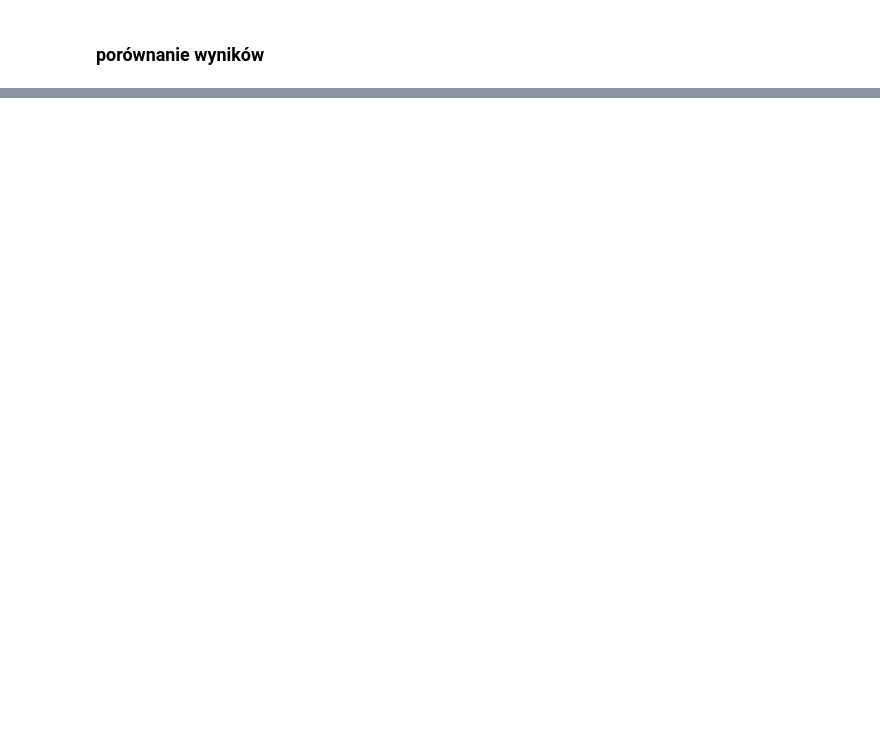
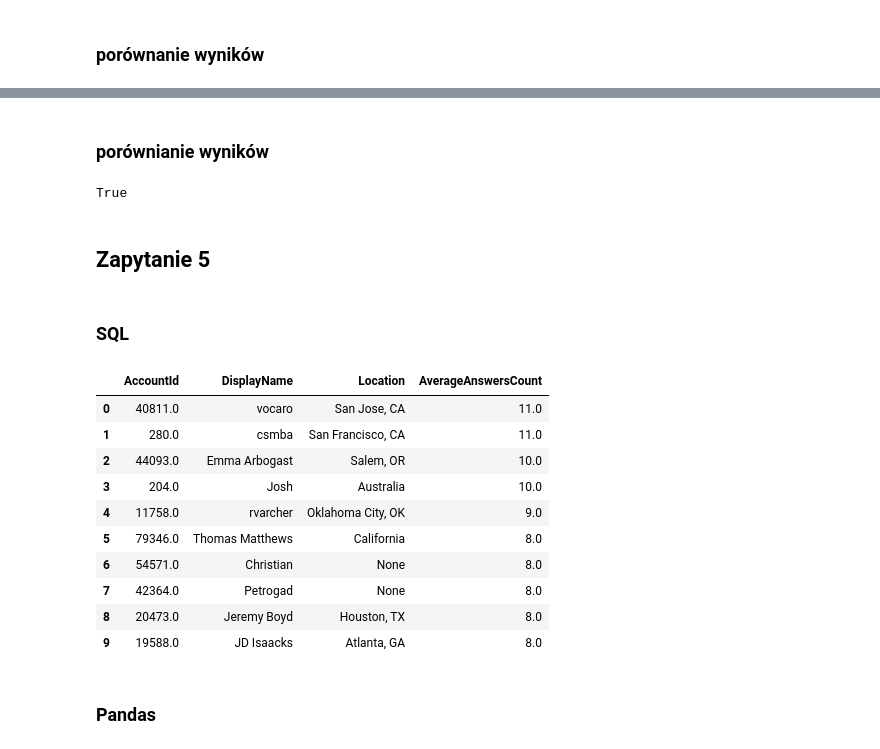
Before and after one commit to PioRow/DataProcessingPython, a Jupyter notebook: Rowicki_Piotr_PD2.ipynb, the cells around one changed output, grey strips where cells are left out. Drawn from its saved outputs; the diff is of its cells as text; code cells hidden in the pictures; blank space fills up the shorter version.

```diff
--- a/Rowicki_Piotr_PD2.ipynb
+++ b/Rowicki_Piotr_PD2.ipynb
@@ -152,0 +279,51 @@ pdRes_3.equals(sqlRes_3)
+# %% [markdown]
+### porównianie wyników
+# %%
+pdRes_4.equals(sqlRes_4)
+# %% [output]
+True
+# %% [markdown]
+## Zapytanie 5
+# %% [markdown]
+### SQL
+# %%
+sqlRes_5=pd.read_sql_query(sql="""SELECT
+Users.AccountId,
+Users.DisplayName,
+Users.Location,
+AVG(PostAuth.AnswersCount) as AverageAnswersCount
+FROM
+(
+SELECT
+AnsCount.AnswersCount,
+Posts.Id,
+Posts.OwnerUserId
+FROM (
+SELECT Posts.ParentId, COUNT(*) AS AnswersCount
+FROM Posts
+WHERE Posts.PostTypeId = 2
+GROUP BY Posts.ParentId
+) AS AnsCount
+JOIN Posts ON Posts.Id = AnsCount.ParentId
+) AS PostAuth
+JOIN Users ON Users.AccountId=PostAuth.OwnerUserId
+GROUP BY OwnerUserId
+ORDER BY AverageAnswersCount DESC
+LIMIT 10
+""",con=conn)
+# %%
+sqlRes_5
+# %% [output]
+|  | AccountId | DisplayName | Location | AverageAnswersCount |
+| 0 | 40811.0 | vocaro | San Jose, CA | 11.0 |
+| 1 | 280.0 | csmba | San Francisco, CA | 11.0 |
+| 2 | 44093.0 | Emma Arbogast | Salem, OR | 10.0 |
+| 3 | 204.0 | Josh | Australia | 10.0 |
+| 4 | 11758.0 | rvarcher | Oklahoma City, OK | 9.0 |
+| 5 | 79346.0 | Thomas Matthews | California | 8.0 |
+| 6 | 54571.0 | Christian | None | 8.0 |
+| 7 | 42364.0 | Petrogad | None | 8.0 |
+| 8 | 20473.0 | Jeremy Boyd | Houston, TX | 8.0 |
+| 9 | 19588.0 | JD Isaacks | Atlanta, GA | 8.0 |
+# %% [markdown]
+### Pandas
```
Also changed, not shown: parts of 31 cells of this notebook, 1 other file.
